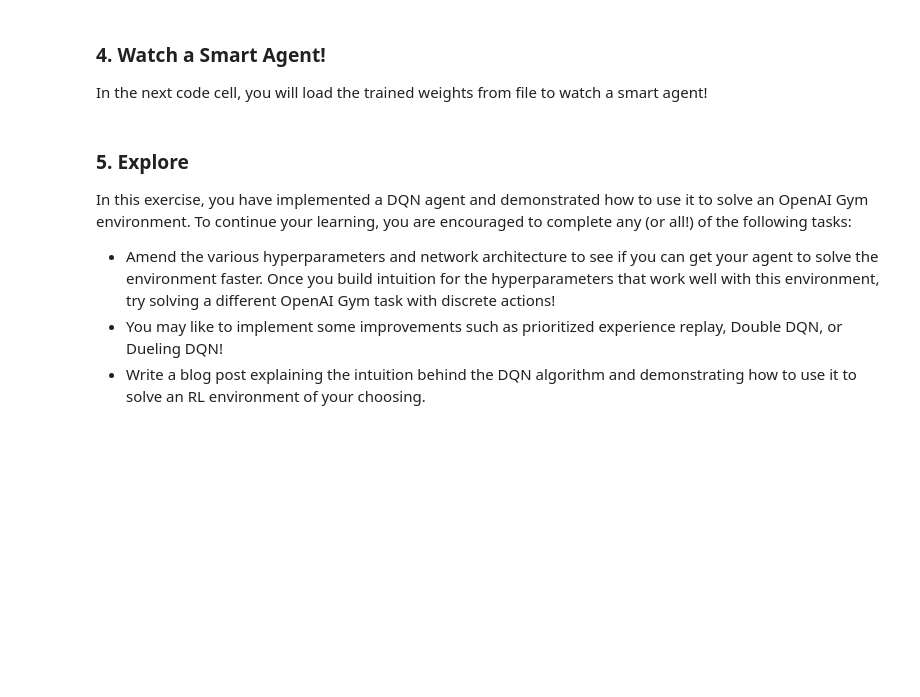
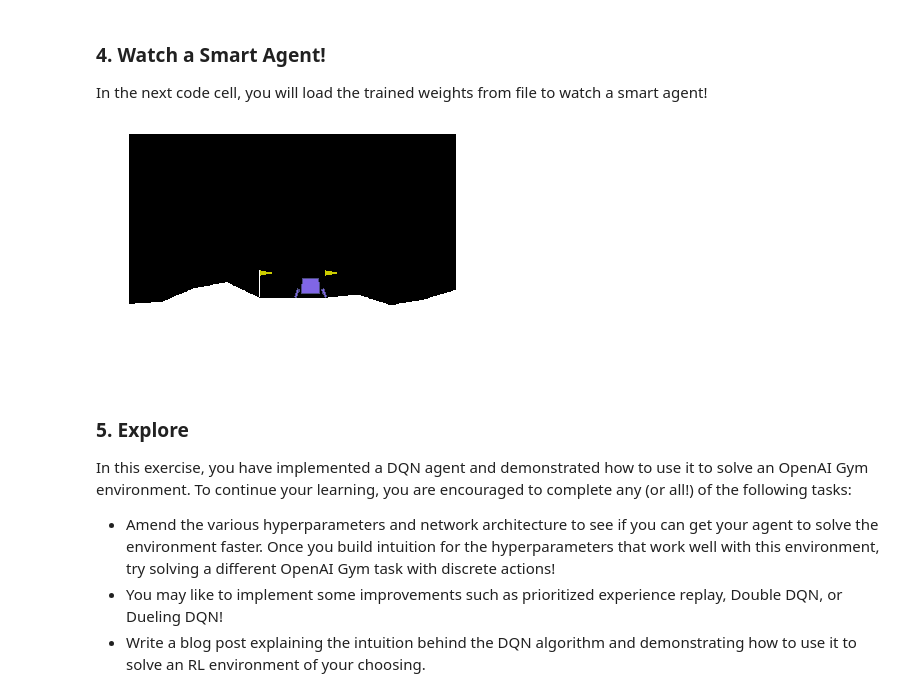
Before and after one commit to Victor-Martinez-Pozos/DRL-DQN-Deep_Q_learning, a Jupyter notebook: Deep_Q_Network.ipynb, the cells around one changed output. Drawn from its saved outputs; the diff is of its cells as text; code cells hidden in the pictures; blank space fills up the shorter version.

```diff
--- a/Deep_Q_Network.ipynb
+++ b/Deep_Q_Network.ipynb
@@ -124,22 +131,31 @@ plt.show()
 In the next code cell, you will load the trained weights from file to watch a smart agent!
 # %%
 # load the weights from file
-agent.qnetwork_local.load_state_dict(torch.load('checkpoint.pth'))
+if torch.cuda.is_available():
+    map_location=lambda storage, loc: storage.cuda()
+else:
+    map_location='cpu'
+
+agent.qnetwork_local.load_state_dict(torch.load('checkpoint.pth', map_location=map_location))
+
+print("loaded")
 
 for i in range(3):
     state = env.reset()
     img = plt.imshow(env.render(mode='rgb_array'))
     for j in range(200):
         action = agent.act(state)
         img.set_data(env.render(mode='rgb_array'))
         plt.axis('off')
         display.display(plt.gcf())
         display.clear_output(wait=True)
         state, reward, done, _ = env.step(action)
         if done:
             break
 
 env.close()
+# %% [output]
+[figure, added]
 # %% [markdown]
 ### 5. Explore
 
```
Also changed, not shown: parts of 4 cells of this notebook, 3 other files.
